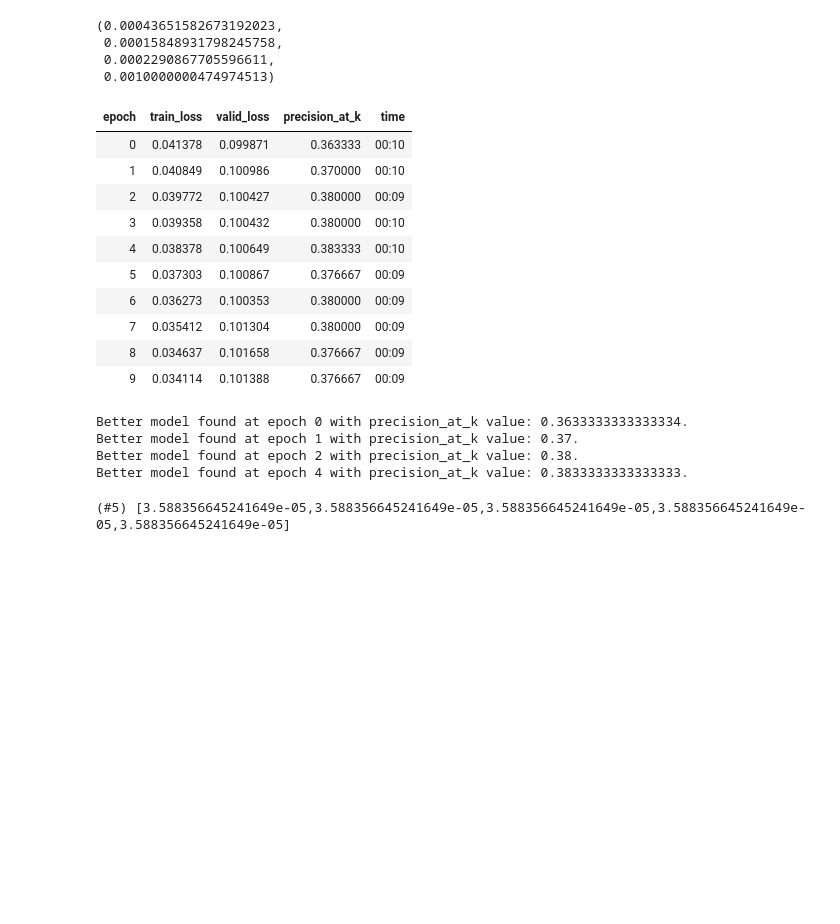
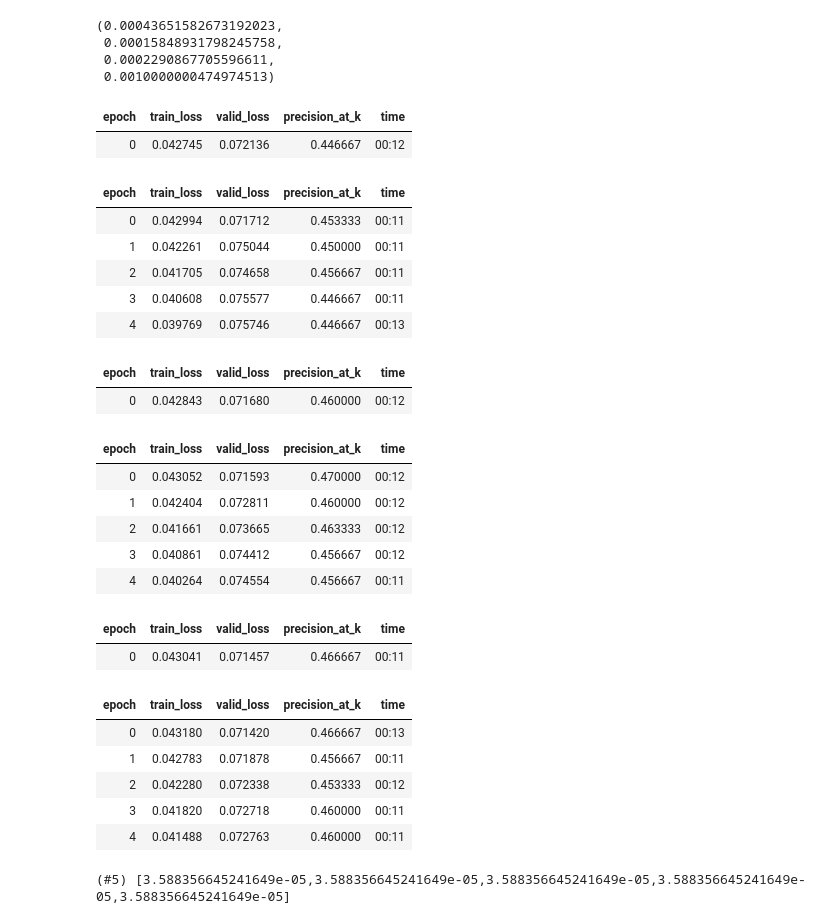
Before and after one commit to debjyotiSRoy/xcube, a Jupyter notebook: nbs/18_tutorial.train_mimic3.ipynb, the cells around one changed output. Cells and saved outputs as stored; diff of their text form; code cells hidden in the pictures; blank space fills up the shorter version.

```diff
--- a/nbs/18_tutorial.train_mimic3.ipynb
+++ b/nbs/18_tutorial.train_mimic3.ipynb
@@ -729,7 +753,8 @@ The following line essentially captures the magic of [ULMFit's](https://arxiv.or
 learn = learn.load_encoder('mimic3-9k_lm_finetuned')
 # learn_r = learn_r.load_encoder('mimic3-9k_lm_finetuned_r')
 # %%
-learn = learn.load_brain('mimic3-9k_tok_lbl_info')
+learn = learn.load_brain('mimic3-9k_tok_lbl_info', 'p_L')
+# learn_r = learn_r.load_brain('mimic3-9k_tok_lbl_info')
 # %% [output]
 Performing brainsplant...
 [interactive output not drawn]
@@ -932,6 +968,3 @@ validate(learn)
 best so far = 0.32538552787663094
 [0.04889674484729767, 0.32538552787663094]
 best so far = 0.32538552787663094
-# %%
-learn.fit_one_cycle(1, lr_max=0.14, moms=(0.8,0.7,0.8), wd=0.1)
-learn.fit_one_cycle(5, lr_max=0.14, moms=(0.8,0.7,0.8), wd=0.1)
@@ -951,0 +971,6 @@ Better model found at epoch 4 with precision_at_k value: 0.3833333333333333.
+# %%
+learn.cbs[-4].reset_on_fit = False
+print(learn.cbs[-4].reset_on_fit)
+for i in range(4, 0, -1):
+    learn.fit_one_cycle(1, lr_max=0.14*i, moms=(0.8,0.7,0.8), wd=0.1)
+    learn.fit_one_cycle(5, lr_max=0.14*i, moms=(0.8,0.7,0.8), wd=0.1)
@@ -969,7 +1038,8 @@ Now we will pass -2 to `freeze_to` to freeze all except the last two parameter g
 learn.freeze_to(-2)
 # learn.freeze_to(-4)
 # %%
-learn.fit_one_cycle(1, lr_max=1e-3, moms=(0.8,0.7,0.8), wd=0.2)
-learn.fit_one_cycle(4, lr_max=1e-3, moms=(0.8,0.7,0.8), wd=0.2)
+for i in range(3, 0, -1):
+    learn.fit_one_cycle(1, lr_max=1e-3*i, moms=(0.8,0.7,0.8), wd=0.2)
+    learn.fit_one_cycle(4, lr_max=1e-3*i, moms=(0.8,0.7,0.8), wd=0.2)
 # %% [output]
 | epoch | train_loss | valid_loss | precision_at_k | time |
@@ -1049,23 +1130,35 @@ lr_min, lr_steep, lr_valley, lr_slide
  0.0002290867705596611,
  0.0010000000474974513)
 # %%
-learn.fit_one_cycle(10, lr_max=1e-4, moms=(0.8,0.7,0.8), wd=0.2)
+# learn.fit_one_cycle(1, lr_max=1e-3, moms=(0.8,0.7,0.8), wd=0.2)
+for i in range(3, 0, -1):
+    learn.fit_one_cycle(1, lr_max=1e-3*i, moms=(0.8,0.7,0.8), wd=0.1)
+    learn.fit_one_cycle(5, lr_max=1e-3*i, moms=(0.8,0.7,0.8), wd=0.1)
 # %% [output]
 | epoch | train_loss | valid_loss | precision_at_k | time |
-| 0 | 0.041378 | 0.099871 | 0.363333 | 00:10 |
-| 1 | 0.040849 | 0.100986 | 0.370000 | 00:10 |
-| 2 | 0.039772 | 0.100427 | 0.380000 | 00:09 |
-| 3 | 0.039358 | 0.100432 | 0.380000 | 00:10 |
-| 4 | 0.038378 | 0.100649 | 0.383333 | 00:10 |
-| 5 | 0.037303 | 0.100867 | 0.376667 | 00:09 |
-| 6 | 0.036273 | 0.100353 | 0.380000 | 00:09 |
-| 7 | 0.035412 | 0.101304 | 0.380000 | 00:09 |
-| 8 | 0.034637 | 0.101658 | 0.376667 | 00:09 |
-| 9 | 0.034114 | 0.101388 | 0.376667 | 00:09 |
+| 0 | 0.042745 | 0.072136 | 0.446667 | 00:12 |
-Better model found at epoch 0 with precision_at_k value: 0.3633333333333334.
-Better model found at epoch 1 with precision_at_k value: 0.37.
-Better model found at epoch 2 with precision_at_k value: 0.38.
-Better model found at epoch 4 with precision_at_k value: 0.3833333333333333.
+| epoch | train_loss | valid_loss | precision_at_k | time |
+| 0 | 0.042994 | 0.071712 | 0.453333 | 00:11 |
+| 1 | 0.042261 | 0.075044 | 0.450000 | 00:11 |
+| 2 | 0.041705 | 0.074658 | 0.456667 | 00:11 |
+| 3 | 0.040608 | 0.075577 | 0.446667 | 00:11 |
+| 4 | 0.039769 | 0.075746 | 0.446667 | 00:13 |
+| epoch | train_loss | valid_loss | precision_at_k | time |
+| 0 | 0.042843 | 0.071680 | 0.460000 | 00:12 |
+| epoch | train_loss | valid_loss | precision_at_k | time |
+| 0 | 0.043052 | 0.071593 | 0.470000 | 00:12 |
+| 1 | 0.042404 | 0.072811 | 0.460000 | 00:12 |
+| 2 | 0.041661 | 0.073665 | 0.463333 | 00:12 |
+| 3 | 0.040861 | 0.074412 | 0.456667 | 00:12 |
+| 4 | 0.040264 | 0.074554 | 0.456667 | 00:11 |
+| epoch | train_loss | valid_loss | precision_at_k | time |
+| 0 | 0.043041 | 0.071457 | 0.466667 | 00:11 |
+| epoch | train_loss | valid_loss | precision_at_k | time |
+| 0 | 0.043180 | 0.071420 | 0.466667 | 00:13 |
+| 1 | 0.042783 | 0.071878 | 0.456667 | 00:11 |
+| 2 | 0.042280 | 0.072338 | 0.453333 | 00:12 |
+| 3 | 0.041820 | 0.072718 | 0.460000 | 00:11 |
+| 4 | 0.041488 | 0.072763 | 0.460000 | 00:11 |
 # %%
 learn.opt.hypers.map(lambda d: d['lr'])
 # L(apply(d.get, ['wd', 'lr']))
```
Also changed, not shown: parts of 24 cells of this notebook, 11 other files.
